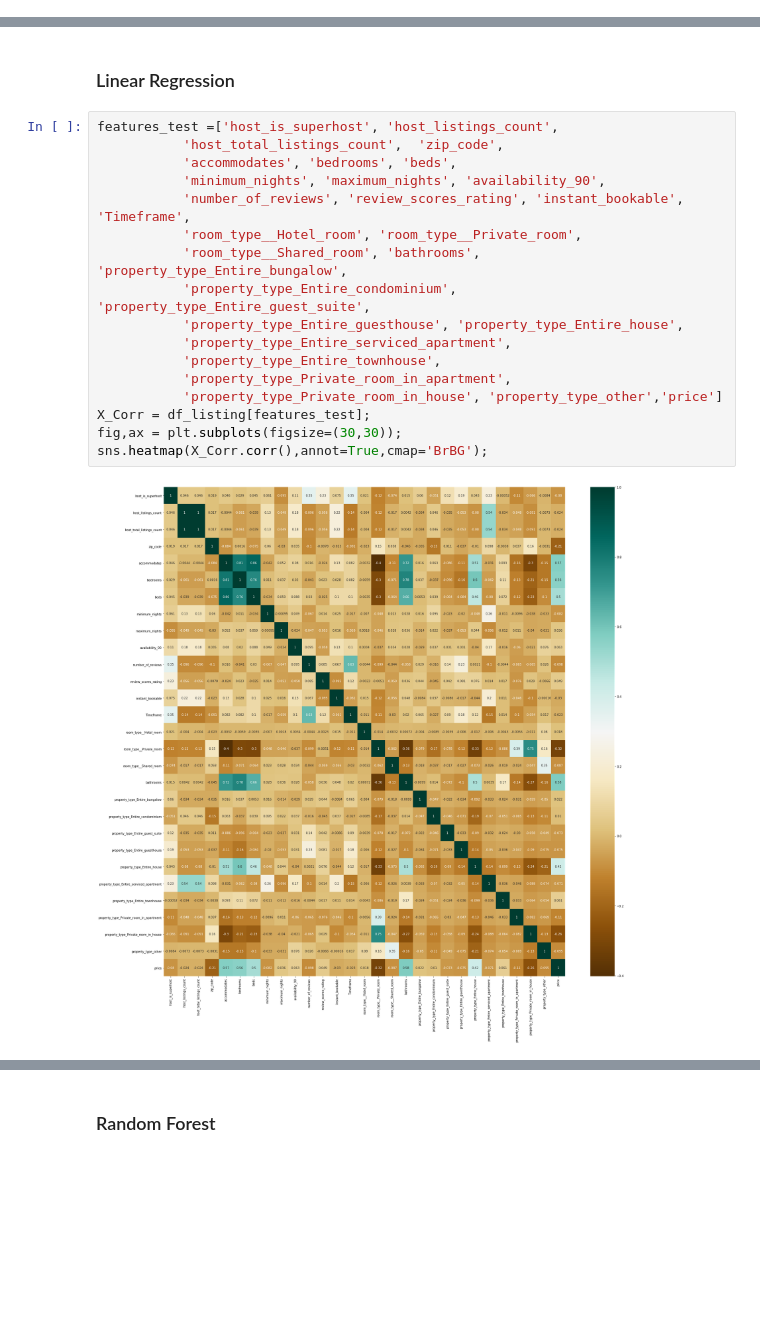
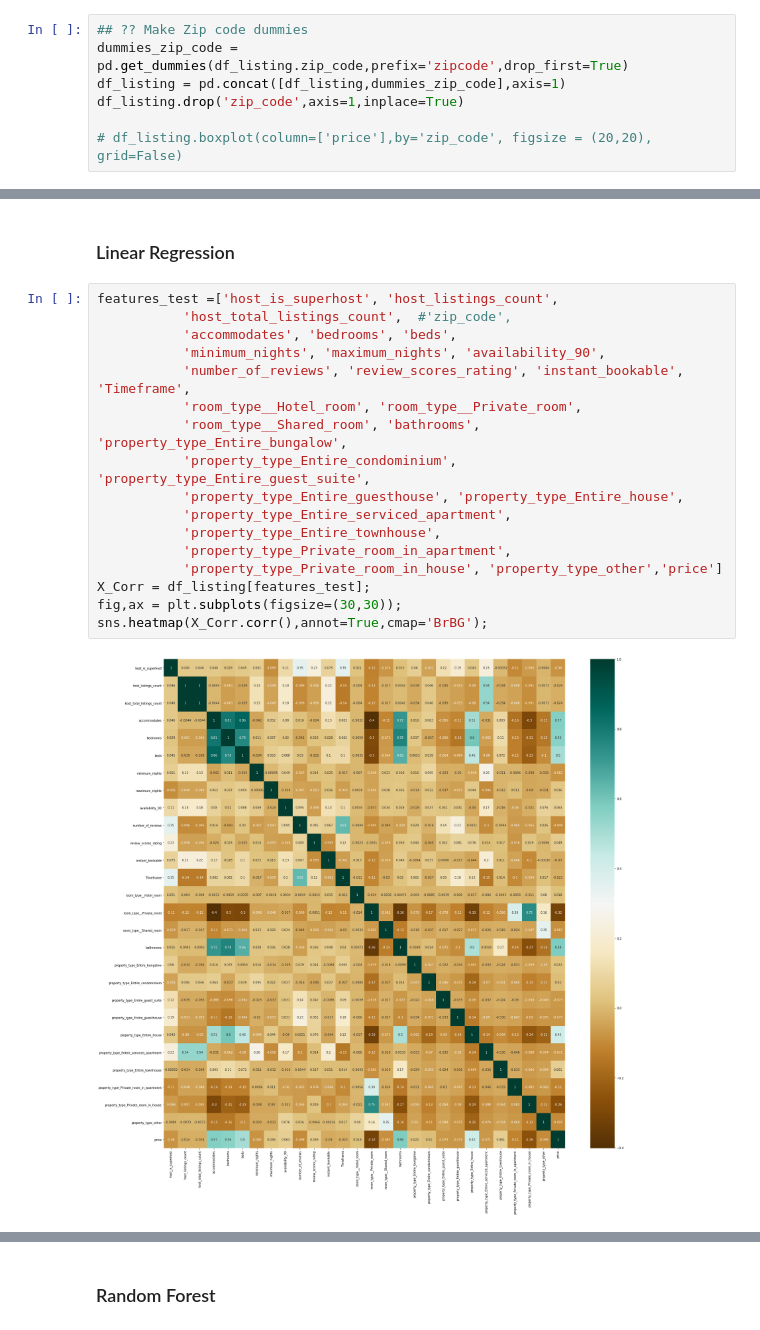
Before and after one commit to aabouie/Capstone_2, a Jupyter notebook: EDA_ML.ipynb, the cells around one changed output, grey strips where cells are left out. Saved outputs shown, nothing was run; the diff lists cells and outputs as text; blank space fills up the shorter version.

```diff
--- a/EDA_ML.ipynb
+++ b/EDA_ML.ipynb
@@ -262,3 +286,10 @@ df_listing = df_listing.rename(columns={'neighbourhood_cleansed': 'zip_code',
+# %%
+## ?? Make Zip code dummies
+dummies_zip_code = pd.get_dummies(df_listing.zip_code,prefix='zipcode',drop_first=True)
+df_listing = pd.concat([df_listing,dummies_zip_code],axis=1)
+df_listing.drop('zip_code',axis=1,inplace=True)
+
+# df_listing.boxplot(column=['price'],by='zip_code', figsize = (20,20), grid=False)
 # %%
 df_listing['pool'] = df_listing.amenities.apply(lambda x: 1 if 'pool' in x.lower() else 0)
 df_listing['tv'] = df_listing.amenities.apply(lambda x: 1 if 'tv' in x.lower() else 0)
@@ -324,22 +375,22 @@ df_listing = pd.merge(left=df_listing,right=df_scrape[['listing_url','cleaning_f
 ### Linear Regression
 # %%
 features_test =['host_is_superhost', 'host_listings_count',
-           'host_total_listings_count',  'zip_code',
+           'host_total_listings_count',  #'zip_code',
            'accommodates', 'bedrooms', 'beds',
            'minimum_nights', 'maximum_nights', 'availability_90',
            'number_of_reviews', 'review_scores_rating', 'instant_bookable', 'Timeframe',
            'room_type__Hotel_room', 'room_type__Private_room',
            'room_type__Shared_room', 'bathrooms', 'property_type_Entire_bungalow',
            'property_type_Entire_condominium', 'property_type_Entire_guest_suite',
            'property_type_Entire_guesthouse', 'property_type_Entire_house',
            'property_type_Entire_serviced_apartment',
            'property_type_Entire_townhouse',
            'property_type_Private_room_in_apartment',
            'property_type_Private_room_in_house', 'property_type_other','price']
 X_Corr = df_listing[features_test];
 fig,ax = plt.subplots(figsize=(30,30));
 sns.heatmap(X_Corr.corr(),annot=True,cmap='BrBG');
 # %% [output]
-[figure, old version]
+[figure, new version]
 # %%
 features =['host_is_superhost', 'host_listings_count',
```
Also changed, not shown: parts of 38 cells of this notebook.
